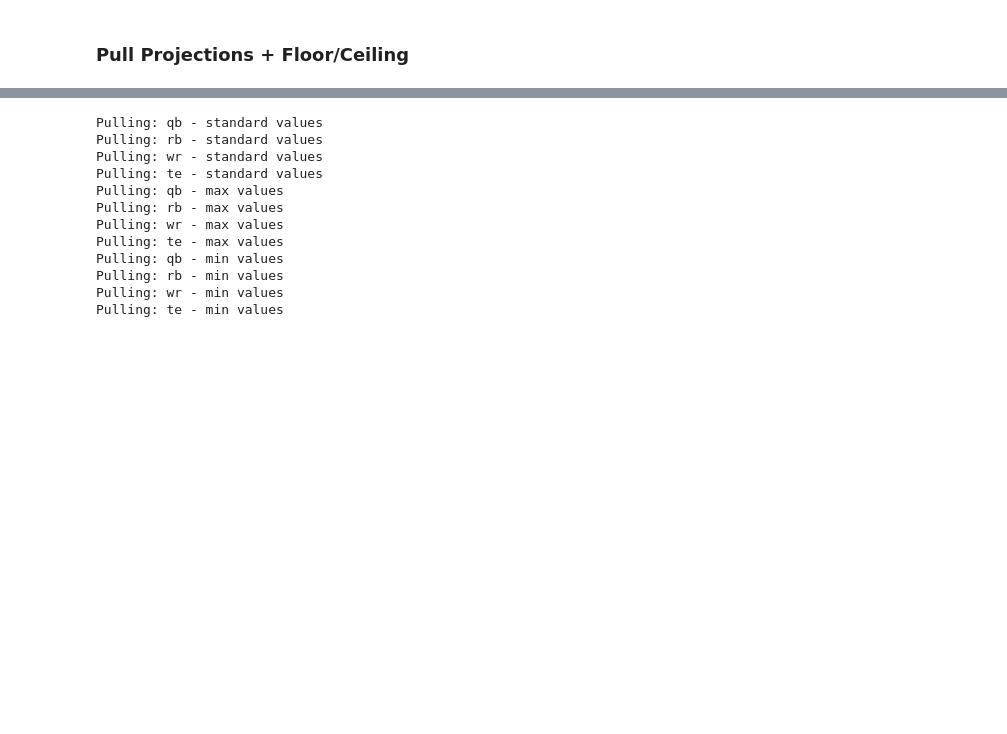
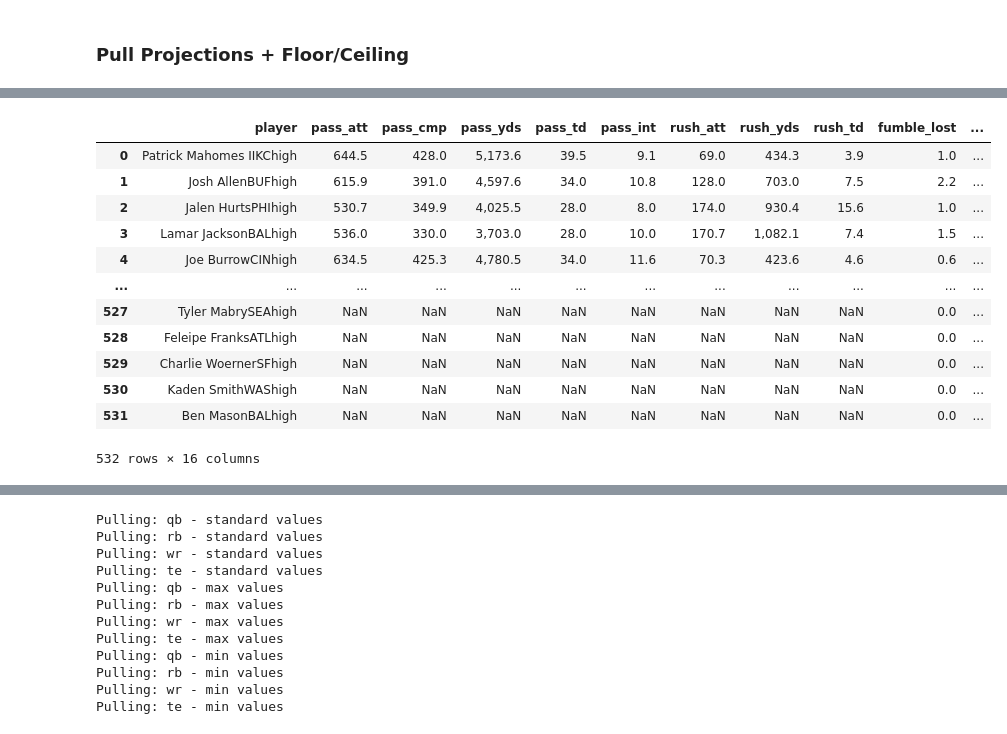
Before and after one commit to Saurabh1975/ffb-streamlit, a Jupyter notebook: ffb-streamlit-sandbox.ipynb, the cells around one changed output, grey strips where cells are left out. Drawn from its saved outputs; the diff is of its cells as text; code cells hidden in the pictures; blank space fills up the shorter version.

```diff
--- a/ffb-streamlit-sandbox.ipynb
+++ b/ffb-streamlit-sandbox.ipynb
@@ -133,0 +207,16 @@ def clean_fantasy_pull(dfs):
+# %%
+df_proj_ceil
+# %% [output]
+|  | player | pass_att | pass_cmp | pass_yds | pass_td | pass_int | rush_att | rush_yds | rush_td | fumble_lost | ... |
+| 0 | Patrick Mahomes IIKChigh | 644.5 | 428.0 | 5,173.6 | 39.5 | 9.1 | 69.0 | 434.3 | 3.9 | 1.0 | ... |
+| 1 | Josh AllenBUFhigh | 615.9 | 391.0 | 4,597.6 | 34.0 | 10.8 | 128.0 | 703.0 | 7.5 | 2.2 | ... |
+| 2 | Jalen HurtsPHIhigh | 530.7 | 349.9 | 4,025.5 | 28.0 | 8.0 | 174.0 | 930.4 | 15.6 | 1.0 | ... |
+| 3 | Lamar JacksonBALhigh | 536.0 | 330.0 | 3,703.0 | 28.0 | 10.0 | 170.7 | 1,082.1 | 7.4 | 1.5 | ... |
+| 4 | Joe BurrowCINhigh | 634.5 | 425.3 | 4,780.5 | 34.0 | 11.6 | 70.3 | 423.6 | 4.6 | 0.6 | ... |
+| ... | ... | ... | ... | ... | ... | ... | ... | ... | ... | ... | ... |
+| 527 | Tyler MabrySEAhigh | NaN | NaN | NaN | NaN | NaN | NaN | NaN | NaN | 0.0 | ... |
+| 528 | Feleipe FranksATLhigh | NaN | NaN | NaN | NaN | NaN | NaN | NaN | NaN | 0.0 | ... |
+| 529 | Charlie WoernerSFhigh | NaN | NaN | NaN | NaN | NaN | NaN | NaN | NaN | 0.0 | ... |
+| 530 | Kaden SmithWAShigh | NaN | NaN | NaN | NaN | NaN | NaN | NaN | NaN | 0.0 | ... |
+| 531 | Ben MasonBALhigh | NaN | NaN | NaN | NaN | NaN | NaN | NaN | NaN | 0.0 | ... |
+532 rows × 16 columns
```
Also changed, not shown: parts of 6 cells of this notebook, 4 other files.
